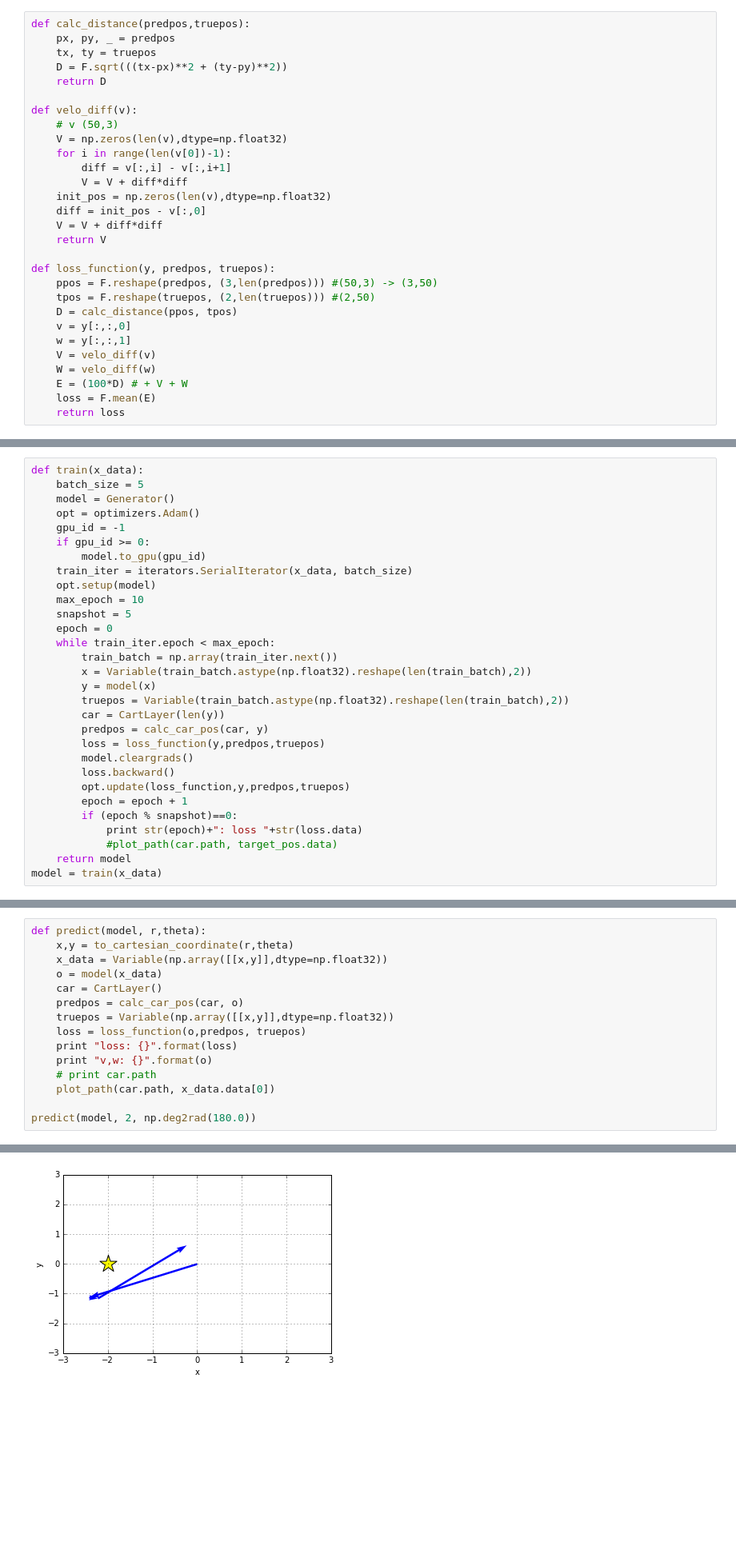
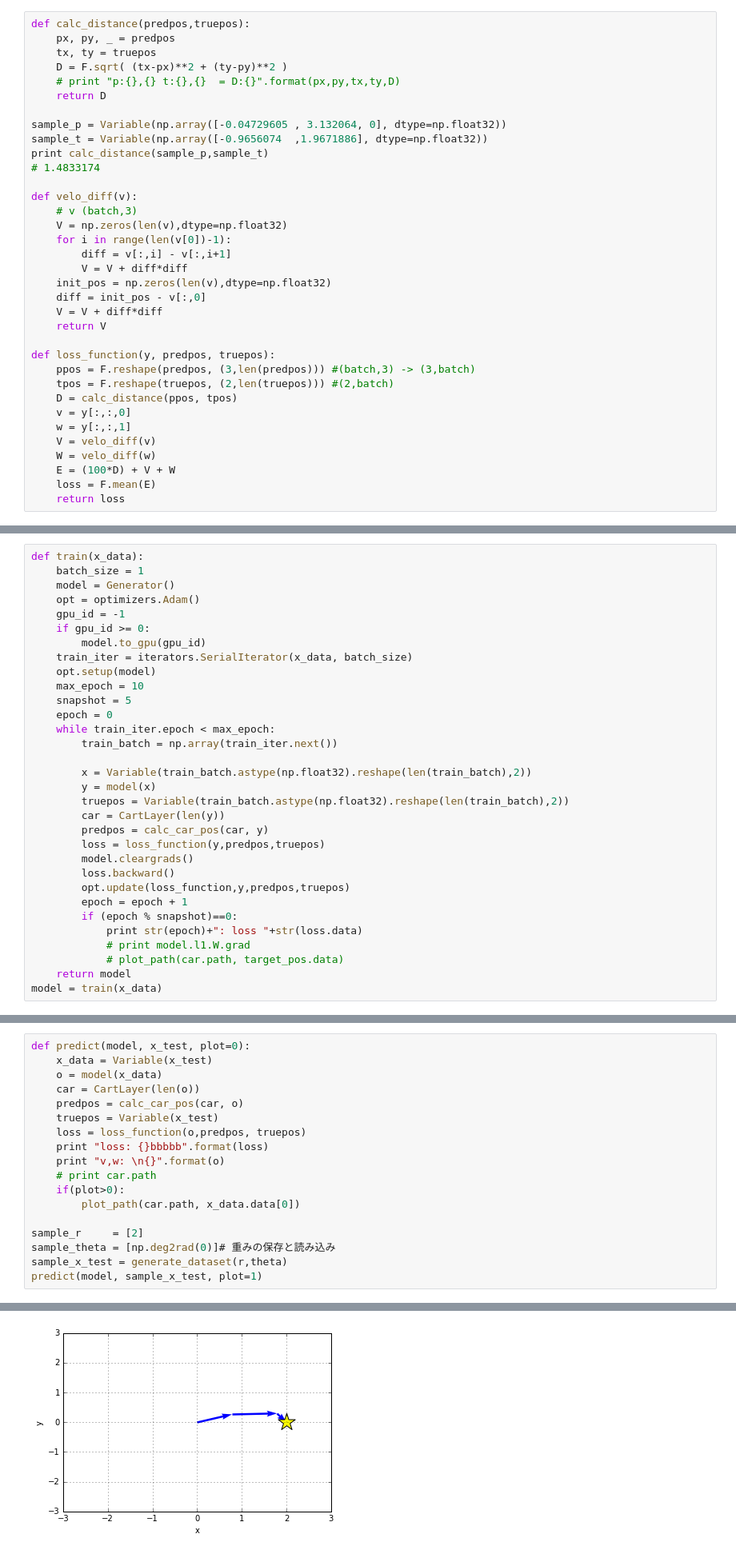
Before and after one commit to yotaseki/ParameterLearning, a Jupyter notebook: MovingCar.ipynb, the cells around one changed output, grey strips where cells are left out. Shown: that part at 80% size. Saved outputs shown, nothing was run; the diff lists cells and outputs as text; blank space fills up the shorter version.

```diff
--- a/MovingCar.ipynb
+++ b/MovingCar.ipynb
@@ -217,11 +221,17 @@ x_data = generate_training_data()
 def calc_distance(predpos,truepos):
     px, py, _ = predpos
     tx, ty = truepos
-    D = F.sqrt(((tx-px)**2 + (ty-py)**2))
+    D = F.sqrt( (tx-px)**2 + (ty-py)**2 )
+    # print "p:{},{} t:{},{}  = D:{}".format(px,py,tx,ty,D)
     return D
 
+sample_p = Variable(np.array([-0.04729605 , 3.132064, 0], dtype=np.float32))
+sample_t = Variable(np.array([-0.9656074  ,1.9671886], dtype=np.float32))
+print calc_distance(sample_p,sample_t)
+# 1.4833174
+
 def velo_diff(v):
-    # v (50,3)
+    # v (batch,3)
     V = np.zeros(len(v),dtype=np.float32)
     for i in range(len(v[0])-1):
         diff = v[:,i] - v[:,i+1]
@@ -232,13 +242,13 @@ def velo_diff(v):
     return V
 
 def loss_function(y, predpos, truepos):
-    ppos = F.reshape(predpos, (3,len(predpos))) #(50,3) -> (3,50)
-    tpos = F.reshape(truepos, (2,len(truepos))) #(2,50)
+    ppos = F.reshape(predpos, (3,len(predpos))) #(batch,3) -> (3,batch)
+    tpos = F.reshape(truepos, (2,len(truepos))) #(2,batch)
     D = calc_distance(ppos, tpos)
     v = y[:,:,0]
     w = y[:,:,1]
     V = velo_diff(v)
     W = velo_diff(w)
-    E = (100*D) # + V + W
+    E = (100*D) + V + W
     loss = F.mean(E)
     return loss
@@ -246,7 +258,7 @@ def loss_function(y, predpos, truepos):
 # 訓練
 # %%
 def train(x_data):
-    batch_size = 5
+    batch_size = 1
     model = Generator()
     opt = optimizers.Adam()
     gpu_id = -1
@@ -259,6 +271,7 @@ def train(x_data):
     epoch = 0
     while train_iter.epoch < max_epoch:
         train_batch = np.array(train_iter.next())
+
         x = Variable(train_batch.astype(np.float32).reshape(len(train_batch),2))
         y = model(x)
         truepos = Variable(train_batch.astype(np.float32).reshape(len(train_batch),2))
@@ -271,7 +284,8 @@ def train(x_data):
         epoch = epoch + 1
         if (epoch % snapshot)==0:
             print str(epoch)+": loss "+str(loss.data)
-            #plot_path(car.path, target_pos.data)
+            # print model.l1.W.grad
+            # plot_path(car.path, target_pos.data)
     return model
 model = train(x_data)
 # %% [output]
@@ -295,18 +309,21 @@ model = train(x_data)
 # %% [markdown]
 # 推論
 # %%
-def predict(model, r,theta):
-    x,y = to_cartesian_coordinate(r,theta)
-    x_data = Variable(np.array([[x,y]],dtype=np.float32))
+def predict(model, x_test, plot=0):
+    x_data = Variable(x_test)
     o = model(x_data)
-    car = CartLayer()
+    car = CartLayer(len(o))
     predpos = calc_car_pos(car, o)
-    truepos = Variable(np.array([[x,y]],dtype=np.float32))
+    truepos = Variable(x_test)
     loss = loss_function(o,predpos, truepos)
-    print "loss: {}".format(loss)
-    print "v,w: {}".format(o)
+    print "loss: {}bbbbb".format(loss)
+    print "v,w: \n{}".format(o)
     # print car.path
-    plot_path(car.path, x_data.data[0])
+    if(plot>0):
+        plot_path(car.path, x_data.data[0])
 
-predict(model, 2, np.deg2rad(180.0))
+sample_r     = [2]
+sample_theta = [np.deg2rad(0)]# 重みの保存と読み込み
+sample_x_test = generate_dataset(r,theta)
+predict(model, sample_x_test, plot=1)
 # %% [output]
@@ -321 +336 @@ v,w: variable([[[-2.6665735   0.43393293]
-[figure, old version]
+[figure, new version]
```
Also changed, not shown: parts of 19 cells of this notebook.
